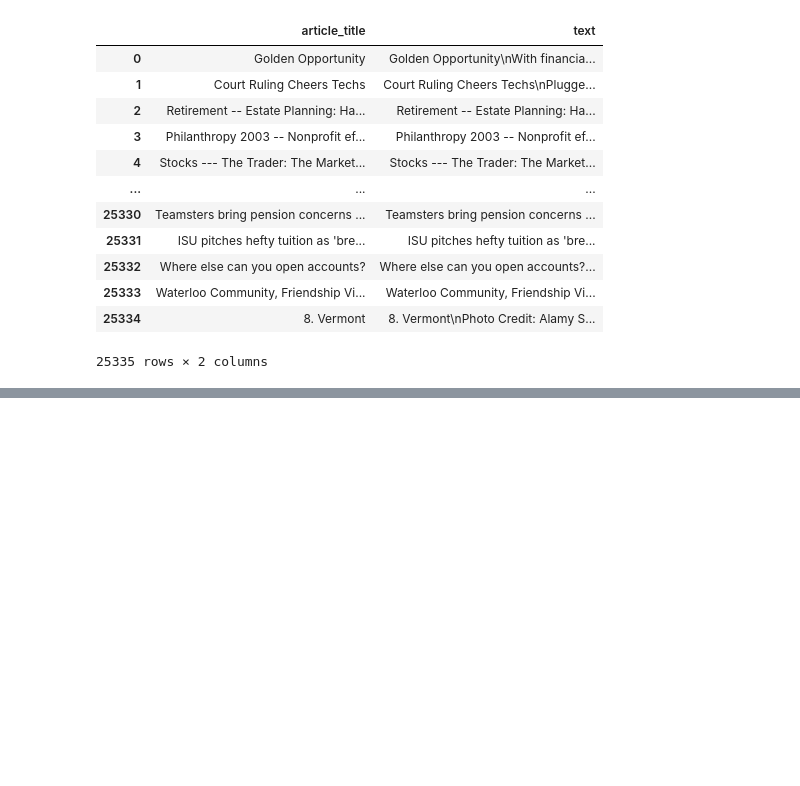
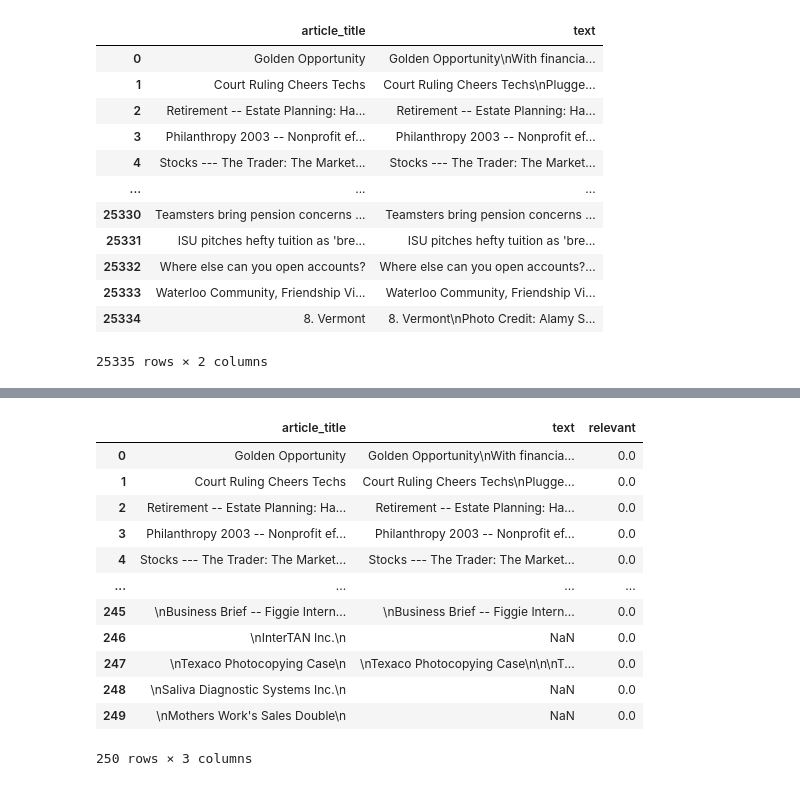
Before and after one commit to NishqR/Document-Similarity, a Jupyter notebook: Load data in chunks test.ipynb, the cells around one changed output, grey strips where cells are left out. Saved outputs shown, nothing was run; the diff lists cells and outputs as text; code cells hidden in the pictures; blank space fills up the shorter version.

```diff
--- a/Load data in chunks test.ipynb
+++ b/Load data in chunks test.ipynb
@@ -113,0 +159,16 @@ for chunk_percentage in chunk_percentages:
+# %%
+df_chunk
+# %% [output]
+|  | article_title | text | relevant |
+| 0 | Golden Opportunity | Golden Opportunity\nWith financia... | 0.0 |
+| 1 | Court Ruling Cheers Techs | Court Ruling Cheers Techs\nPlugge... | 0.0 |
+| 2 | Retirement -- Estate Planning: Ha... | Retirement -- Estate Planning: Ha... | 0.0 |
+| 3 | Philanthropy 2003 -- Nonprofit ef... | Philanthropy 2003 -- Nonprofit ef... | 0.0 |
+| 4 | Stocks --- The Trader: The Market... | Stocks --- The Trader: The Market... | 0.0 |
+| ... | ... | ... | ... |
+| 245 | \nBusiness Brief -- Figgie Intern... | \nBusiness Brief -- Figgie Intern... | 0.0 |
+| 246 | \nInterTAN Inc.\n | NaN | 0.0 |
+| 247 | \nTexaco Photocopying Case\n | \nTexaco Photocopying Case\n\n\nT... | 0.0 |
+| 248 | \nSaliva Diagnostic Systems Inc.\n | NaN | 0.0 |
+| 249 | \nMothers Work's Sales Double\n | NaN | 0.0 |
+250 rows × 3 columns
```
Also changed, not shown: parts of 20 cells of this notebook, 9 other files.
